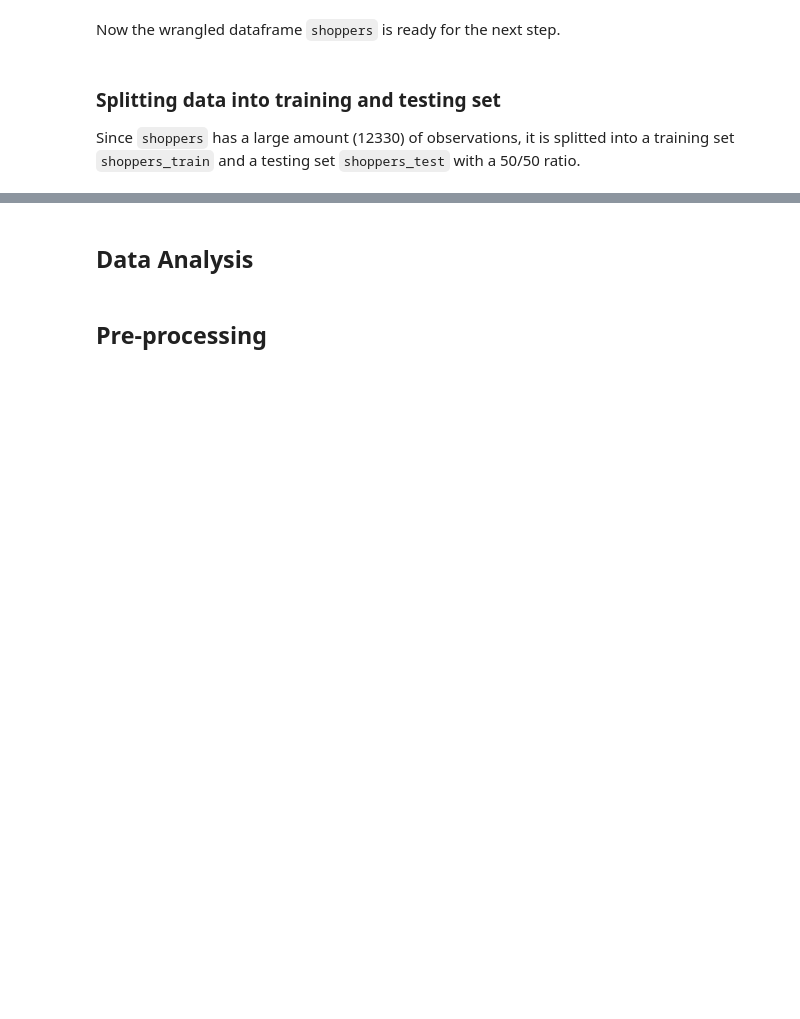
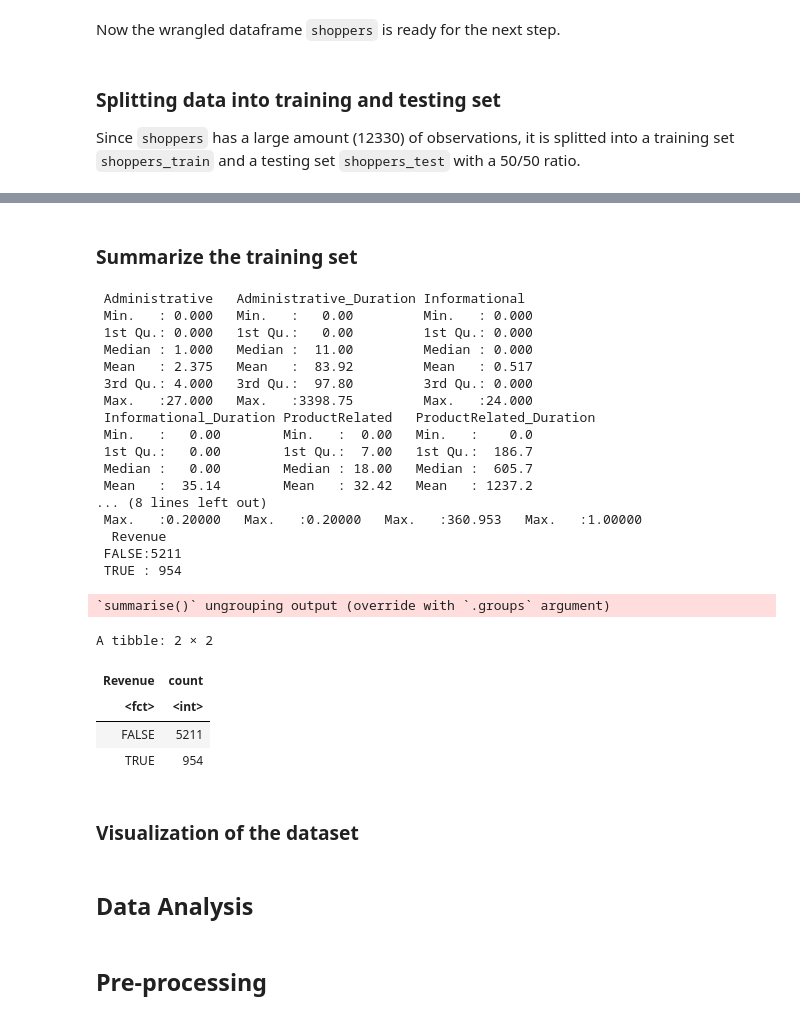
Before and after one commit to ZiyueChloeZhang/DSCI100-Project, a Jupyter notebook: report.ipynb, the cells around one changed output, grey strips where cells are left out. Saved outputs shown, nothing was run; the diff lists cells and outputs as text; code cells hidden in the pictures; blank space fills up the shorter version.

Commit message:
Added most of the stuff until dataset visualization

```diff
--- a/report.ipynb
+++ b/report.ipynb
@@ -187,3 +165,40 @@ $ MonthNumeric            <dbl> 2, 2, 2, 2, 2, 2, 2, 2, 2, 2, 2, 2, 2, 2, 2, …
+# %% [markdown]
+### Summarize the training set
+# %%
+summary(shoppers_train)
+
+training_set_revenue <- shoppers_train %>%
+ group_by(Revenue) %>%
+ summarize(
+ count = n()
+ )
+training_set_revenue
+# %% [output]
+ Administrative   Administrative_Duration Informational
+ Min.   : 0.000   Min.   :   0.00         Min.   : 0.000
+ 1st Qu.: 0.000   1st Qu.:   0.00         1st Qu.: 0.000
+ Median : 1.000   Median :  11.00         Median : 0.000
+ Mean   : 2.375   Mean   :  83.92         Mean   : 0.517
+ 3rd Qu.: 4.000   3rd Qu.:  97.80         3rd Qu.: 0.000
+ Max.   :27.000   Max.   :3398.75         Max.   :24.000
+ Informational_Duration ProductRelated   ProductRelated_Duration
+ Min.   :   0.00        Min.   :  0.00   Min.   :    0.0
+ 1st Qu.:   0.00        1st Qu.:  7.00   1st Qu.:  186.7
+ Median :   0.00        Median : 18.00   Median :  605.7
+ Mean   :  35.14        Mean   : 32.42   Mean   : 1237.2
+... (8 lines left out)
+ Max.   :0.20000   Max.   :0.20000   Max.   :360.953   Max.   :1.00000
+  Revenue
+ FALSE:5211
+ TRUE : 954
+`summarise()` ungrouping output (override with `.groups` argument)
+A tibble: 2 × 2
+| Revenue | count |
+| <fct> | <int> |
+| FALSE | 5211 |
+| TRUE | 954 |
+# %% [markdown]
+### Visualization of the dataset
 # %% [markdown]
 ## Data Analysis
 # %% [markdown]
```
Also changed, not shown: parts of 12 cells of this notebook.
